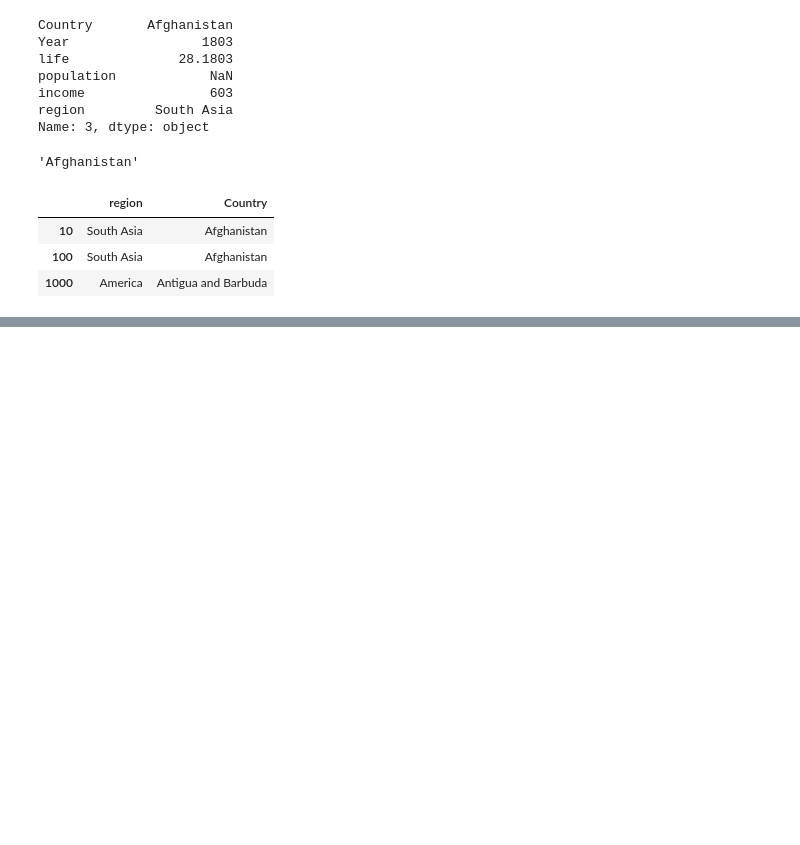
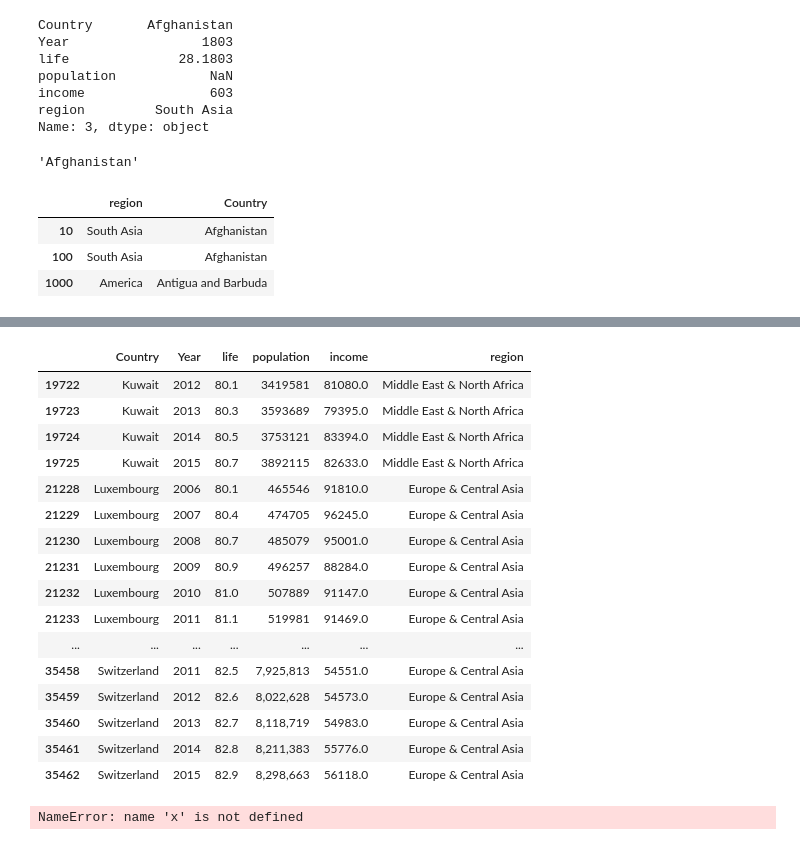
Before and after one commit to HardPlant/TIL, a Jupyter notebook: Tacademy/D3_Data_Visual/01.pandas_exercise.ipynb, the cells around one changed output, grey strips where cells are left out. Saved outputs shown, nothing was run; the diff lists cells and outputs as text; code cells hidden in the pictures; blank space fills up the shorter version.

```diff
--- a/Tacademy/D3_Data_Visual/01.pandas_exercise.ipynb
+++ b/Tacademy/D3_Data_Visual/01.pandas_exercise.ipynb
@@ -154,0 +176,20 @@ df.loc[[10,100,1000], ['region', 'Country']]
+# %%
+df[((df['income']>50000) & (df['life'] > 80))]
+# %% [output]
+|  | Country | Year | life | population | income | region |
+| 19722 | Kuwait | 2012 | 80.1 | 3419581 | 81080.0 | Middle East & North Africa |
+| 19723 | Kuwait | 2013 | 80.3 | 3593689 | 79395.0 | Middle East & North Africa |
+| 19724 | Kuwait | 2014 | 80.5 | 3753121 | 83394.0 | Middle East & North Africa |
+| 19725 | Kuwait | 2015 | 80.7 | 3892115 | 82633.0 | Middle East & North Africa |
+| 21228 | Luxembourg | 2006 | 80.1 | 465546 | 91810.0 | Europe & Central Asia |
+| 21229 | Luxembourg | 2007 | 80.4 | 474705 | 96245.0 | Europe & Central Asia |
+| 21230 | Luxembourg | 2008 | 80.7 | 485079 | 95001.0 | Europe & Central Asia |
+| 21231 | Luxembourg | 2009 | 80.9 | 496257 | 88284.0 | Europe & Central Asia |
+| 21232 | Luxembourg | 2010 | 81.0 | 507889 | 91147.0 | Europe & Central Asia |
+| 21233 | Luxembourg | 2011 | 81.1 | 519981 | 91469.0 | Europe & Central Asia |
+| ... | ... | ... | ... | ... | ... | ... |
+| 35458 | Switzerland | 2011 | 82.5 | 7,925,813 | 54551.0 | Europe & Central Asia |
+| 35459 | Switzerland | 2012 | 82.6 | 8,022,628 | 54573.0 | Europe & Central Asia |
+| 35460 | Switzerland | 2013 | 82.7 | 8,118,719 | 54983.0 | Europe & Central Asia |
+| 35461 | Switzerland | 2014 | 82.8 | 8,211,383 | 55776.0 | Europe & Central Asia |
+| 35462 | Switzerland | 2015 | 82.9 | 8,298,663 | 56118.0 | Europe & Central Asia |
@@ -154,0 +198,4 @@ df.loc[[10,100,1000], ['region', 'Country']]
+# %%
+arr[x in x>3]
+# %% [output]
+NameError: name 'x' is not defined
```
Also changed, not shown: parts of 5 cells of this notebook, 1 other file.
